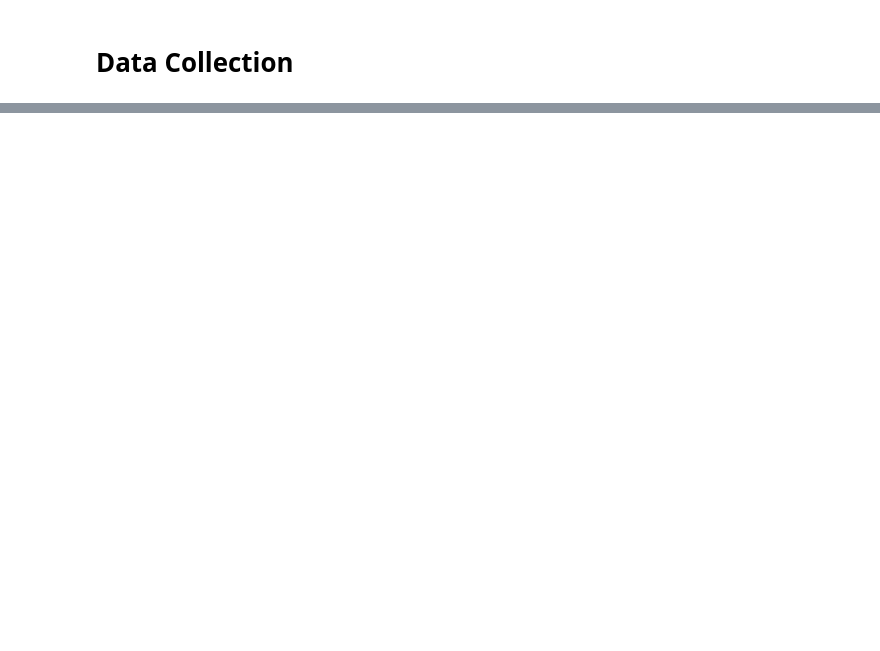
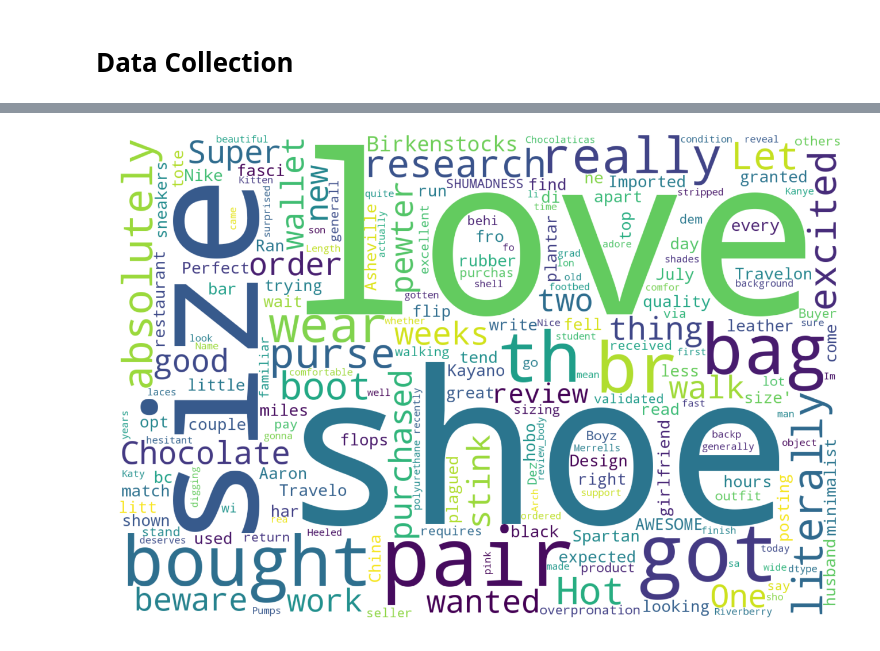
Before and after one commit to danielka223/ds_workshop, a Jupyter notebook: dsWorkshopAmazon.ipynb, the cells around one changed output, grey strips where cells are left out. Drawn from its saved outputs; the diff is of its cells as text; code cells hidden in the pictures; blank space fills up the shorter version.

```diff
--- a/dsWorkshopAmazon.ipynb
+++ b/dsWorkshopAmazon.ipynb
@@ -83,0 +165,26 @@ reviews.head()
+# %%
+if include_all_categories:
+  ds_list = []
+  for path in all_paths:
+    cat_ds = pd.read_csv(path,
+                        delimiter='\t',
+                        warn_bad_lines=True,
+                        error_bad_lines=False,
+                        nrows=entry_limit)
+    ds_list.append(cat_ds)
+    reviews = pd.concat(ds_list, axis = 0, ignore_index = True)
+else:
+  reviews = pd.read_csv(ds_path,
+                        delimiter='\t',
+                        warn_bad_lines=True,
+                        error_bad_lines=False,
+                        nrows=entry_limit)
+
+reviews['unhelpful_votes'] = reviews['total_votes'] - reviews['helpful_votes']
+thumbs = pd.DataFrame(reviews.groupby('customer_id').mean())
+thumbs = thumbs[['helpful_votes','unhelpful_votes']]
+thumbs.columns = ['helpful_votes_avg','helpful_votes_avg']
+commentCount=pd.DataFrame(reviews.groupby('customer_id').size())
+commentCount.columns=['commentCount']
+reviews = reviews.join(commentCount, on='customer_id').join(thumbs, on='customer_id')
+reviews.describe()
@@ -83,0 +202,18 @@ reviews.head()
+# %%
+#wordcloud
+text = reviews['review_body']
+wordcloud = WordCloud(
+    width = 1500,
+    height = 1000,
+    background_color = 'white',
+    ).generate(str(text))
+fig = plt.figure(
+    figsize = (18, 12),
+    facecolor = 'w',
+    edgecolor = 'w')
+plt.imshow(wordcloud, interpolation = 'bilinear')
+plt.axis('off')
+plt.tight_layout(pad=0)
+plt.show()
+# %% [output]
+[figure, added]
```
Also changed, not shown: parts of 8 cells of this notebook.
